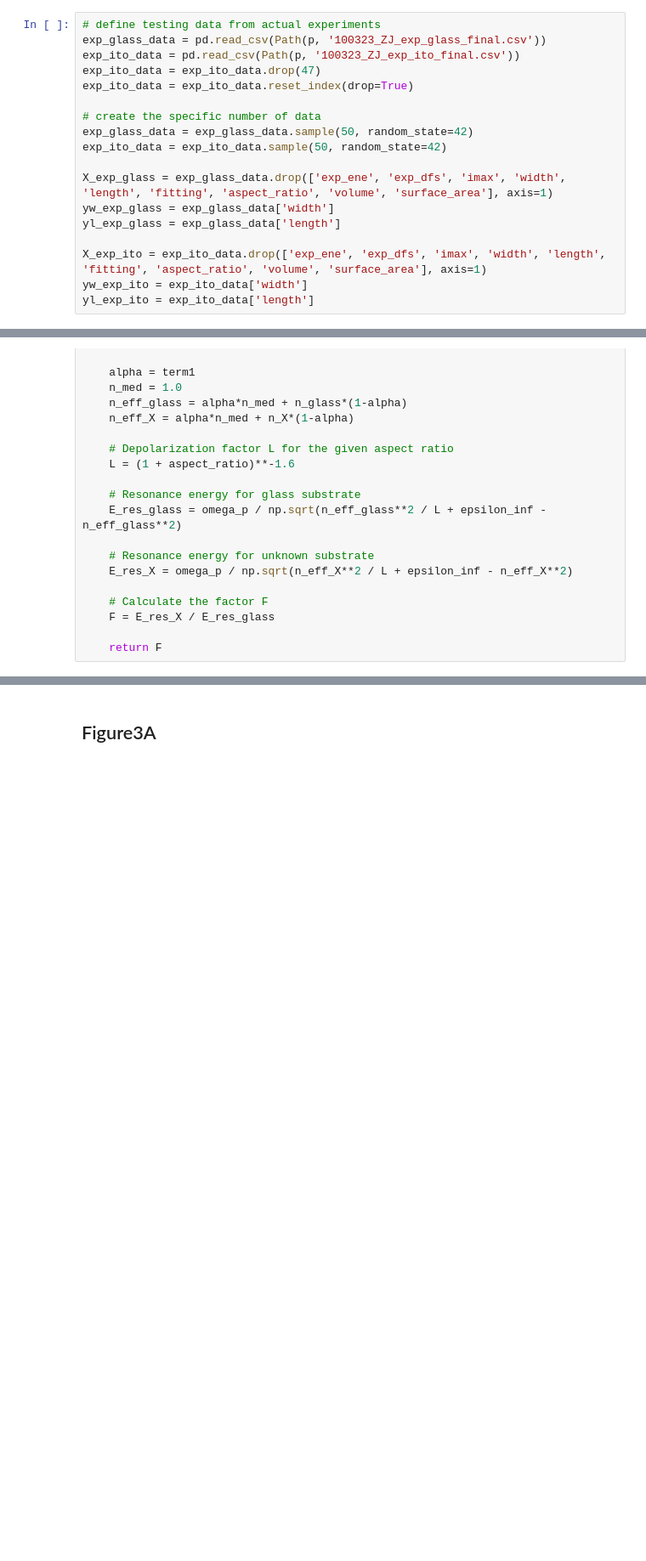
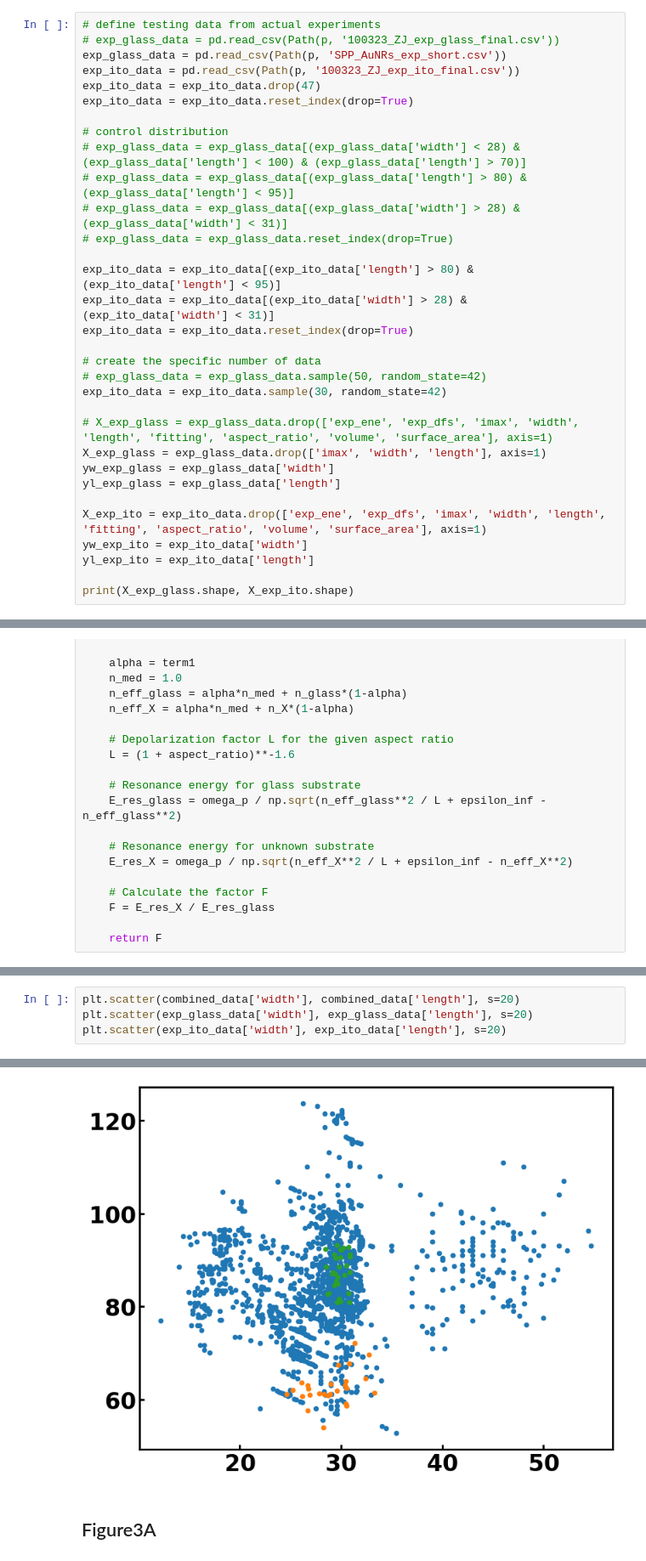
Before and after one commit to SWAN88/AuNR_DA, a Jupyter notebook: 061924_figure3.ipynb, the cells around one changed output, grey strips where cells are left out. Shown at 85% size. Saved outputs shown, nothing was run; the diff lists cells and outputs as text; blank space fills up the shorter version.

```diff
--- a/061924_figure3.ipynb
+++ b/061924_figure3.ipynb
@@ -78,18 +86,32 @@ print(glass_data.shape)
 # %%
 # define testing data from actual experiments
-exp_glass_data = pd.read_csv(Path(p, '100323_ZJ_exp_glass_final.csv'))
+# exp_glass_data = pd.read_csv(Path(p, '100323_ZJ_exp_glass_final.csv'))
+exp_glass_data = pd.read_csv(Path(p, 'SPP_AuNRs_exp_short.csv'))
 exp_ito_data = pd.read_csv(Path(p, '100323_ZJ_exp_ito_final.csv'))
 exp_ito_data = exp_ito_data.drop(47)
 exp_ito_data = exp_ito_data.reset_index(drop=True)
 
+# control distribution
+# exp_glass_data = exp_glass_data[(exp_glass_data['width'] < 28) & (exp_glass_data['length'] < 100) & (exp_glass_data['length'] > 70)]
+# exp_glass_data = exp_glass_data[(exp_glass_data['length'] > 80) & (exp_glass_data['length'] < 95)]
+# exp_glass_data = exp_glass_data[(exp_glass_data['width'] > 28) & (exp_glass_data['width'] < 31)]
+# exp_glass_data = exp_glass_data.reset_index(drop=True)
+
+exp_ito_data = exp_ito_data[(exp_ito_data['length'] > 80) & (exp_ito_data['length'] < 95)]
+exp_ito_data = exp_ito_data[(exp_ito_data['width'] > 28) & (exp_ito_data['width'] < 31)]
+exp_ito_data = exp_ito_data.reset_index(drop=True)
+
 # create the specific number of data
-exp_glass_data = exp_glass_data.sample(50, random_state=42)
-exp_ito_data = exp_ito_data.sample(50, random_state=42)
+# exp_glass_data = exp_glass_data.sample(50, random_state=42)
+exp_ito_data = exp_ito_data.sample(30, random_state=42)
 
-X_exp_glass = exp_glass_data.drop(['exp_ene', 'exp_dfs', 'imax', 'width', 'length', 'fitting', 'aspect_ratio', 'volume', 'surface_area'], axis=1)
+# X_exp_glass = exp_glass_data.drop(['exp_ene', 'exp_dfs', 'imax', 'width', 'length', 'fitting', 'aspect_ratio', 'volume', 'surface_area'], axis=1)
+X_exp_glass = exp_glass_data.drop(['imax', 'width', 'length'], axis=1)
 yw_exp_glass = exp_glass_data['width']
 yl_exp_glass = exp_glass_data['length']
 
 X_exp_ito = exp_ito_data.drop(['exp_ene', 'exp_dfs', 'imax', 'width', 'length', 'fitting', 'aspect_ratio', 'volume', 'surface_area'], axis=1)
 yw_exp_ito = exp_ito_data['width']
 yl_exp_ito = exp_ito_data['length']
+
+print(X_exp_glass.shape, X_exp_ito.shape)
@@ -140,0 +169,5 @@ F_ITO = analytical_method(glass_data, target_n=1.96)
+# %%
+plt.scatter(combined_data['width'], combined_data['length'], s=20)
+plt.scatter(exp_glass_data['width'], exp_glass_data['length'], s=20)
+plt.scatter(exp_ito_data['width'], exp_ito_data['length'], s=20)
+# %% [output]
@@ -141,3 +175,4 @@ F_ITO = analytical_method(glass_data, target_n=1.96)
+[figure, added]
 # %% [markdown]
 ## Figure3A
 # %%
```
Also changed, not shown: parts of 10 cells of this notebook, 4 other files.
